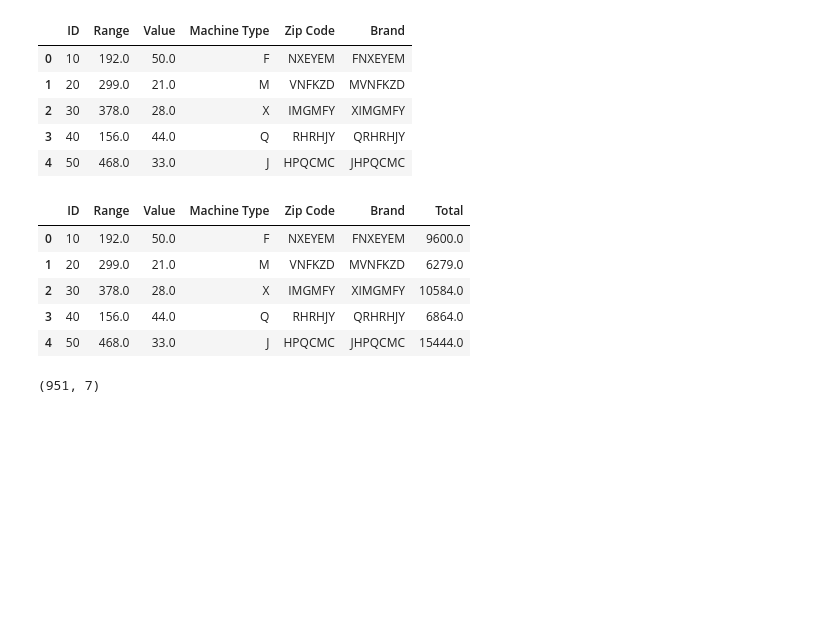
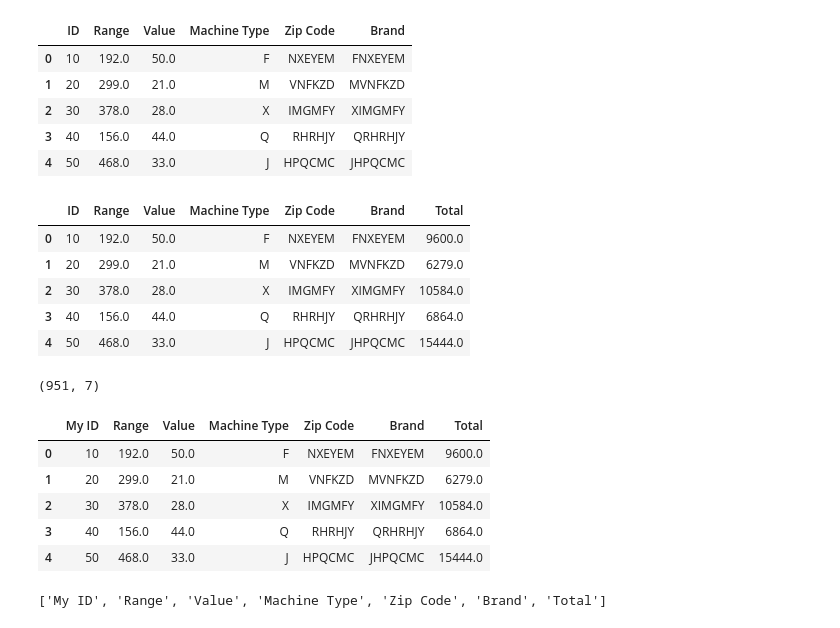
Before and after one commit to qlows/data_science, a Jupyter notebook: assignment3/assignment3.ipynb, the cells around one changed output. Drawn from its saved outputs; the diff is of its cells as text; code cells hidden in the pictures; blank space fills up the shorter version.

```diff
--- a/assignment3/assignment3.ipynb
+++ b/assignment3/assignment3.ipynb
@@ -149,0 +154,20 @@ DF.dtypes
+# %%
+# Q14
+DF.rename(columns = {"ID": "My ID"}, inplace= False)
+#DF.head()
+# %%
+# Q15
+DF.rename(columns = {"ID": "My ID"}, inplace= True)
+DF.head()
+# %% [output]
+|  | My ID | Range | Value | Machine Type | Zip Code | Brand | Total |
+| 0 | 10 | 192.0 | 50.0 | F | NXEYEM | FNXEYEM | 9600.0 |
+| 1 | 20 | 299.0 | 21.0 | M | VNFKZD | MVNFKZD | 6279.0 |
+| 2 | 30 | 378.0 | 28.0 | X | IMGMFY | XIMGMFY | 10584.0 |
+| 3 | 40 | 156.0 | 44.0 | Q | RHRHJY | QRHRHJY | 6864.0 |
+| 4 | 50 | 468.0 | 33.0 | J | HPQCMC | JHPQCMC | 15444.0 |
+# %%
+# Q16
+print(DF.columns.tolist())
+# %% [output]
+['My ID', 'Range', 'Value', 'Machine Type', 'Zip Code', 'Brand', 'Total']
```
Also changed, not shown: parts of 2 cells of this notebook.
